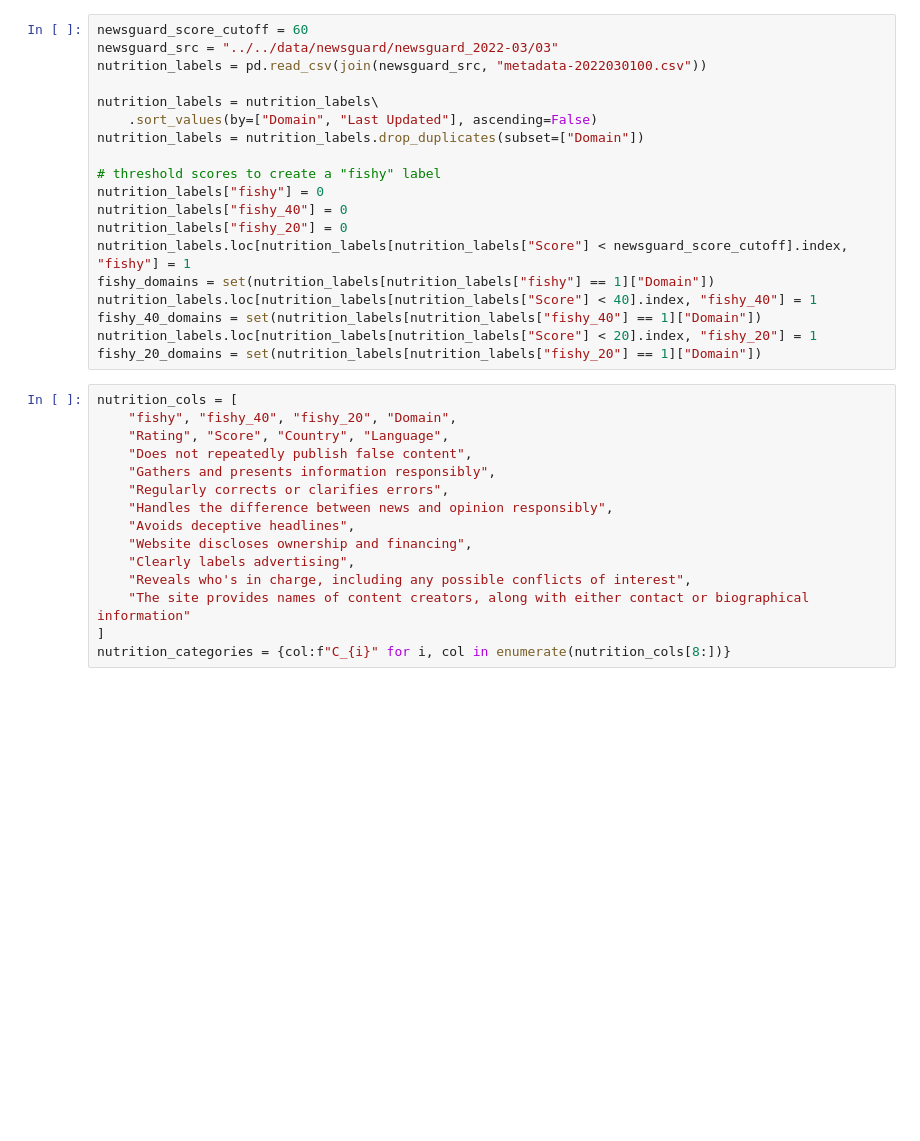
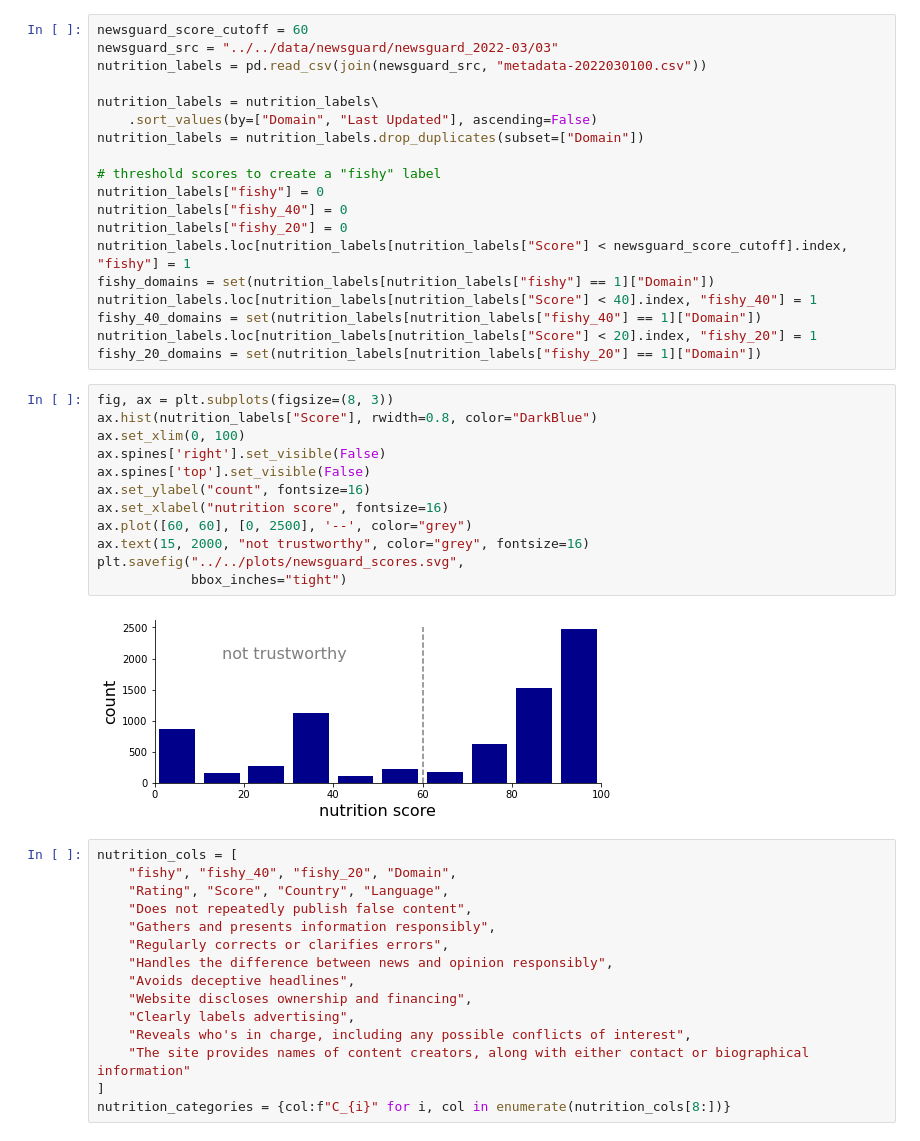
Before and after one commit to StephanLewandowsky/Honesty-project, a Jupyter notebook: code/analysis_twitter/analyze_US_politician_tweeted_URLs.ipynb, the cells around one changed output. Cells and saved outputs as stored; diff of their text form; blank space fills up the shorter version.

```diff
--- a/code/analysis_twitter/analyze_US_politician_tweeted_URLs.ipynb
+++ b/code/analysis_twitter/analyze_US_politician_tweeted_URLs.ipynb
@@ -131,6 +138,20 @@ nutrition_labels.loc[nutrition_labels[nutrition_labels["Score"] < 40].index, "fi
 fishy_40_domains = set(nutrition_labels[nutrition_labels["fishy_40"] == 1]["Domain"])
 nutrition_labels.loc[nutrition_labels[nutrition_labels["Score"] < 20].index, "fishy_20"] = 1
 fishy_20_domains = set(nutrition_labels[nutrition_labels["fishy_20"] == 1]["Domain"])
+# %%
+fig, ax = plt.subplots(figsize=(8, 3))
+ax.hist(nutrition_labels["Score"], rwidth=0.8, color="DarkBlue")
+ax.set_xlim(0, 100)
+ax.spines['right'].set_visible(False)
+ax.spines['top'].set_visible(False)
+ax.set_ylabel("count", fontsize=16)
+ax.set_xlabel("nutrition score", fontsize=16)
+ax.plot([60, 60], [0, 2500], '--', color="grey")
+ax.text(15, 2000, "not trustworthy", color="grey", fontsize=16)
+plt.savefig("../../plots/newsguard_scores.svg",
+            bbox_inches="tight")
+# %% [output]
+[figure, added]
 # %%
 nutrition_cols = [
     "fishy", "fishy_40", "fishy_20", "Domain",
```
Also changed, not shown: parts of 90 cells of this notebook.
